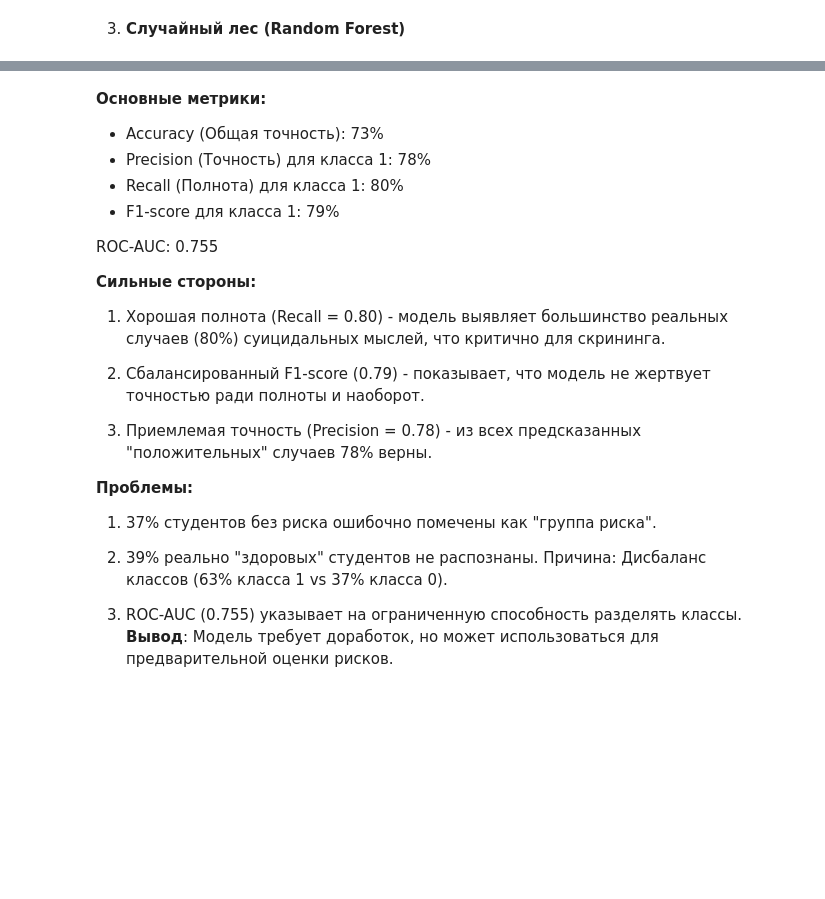
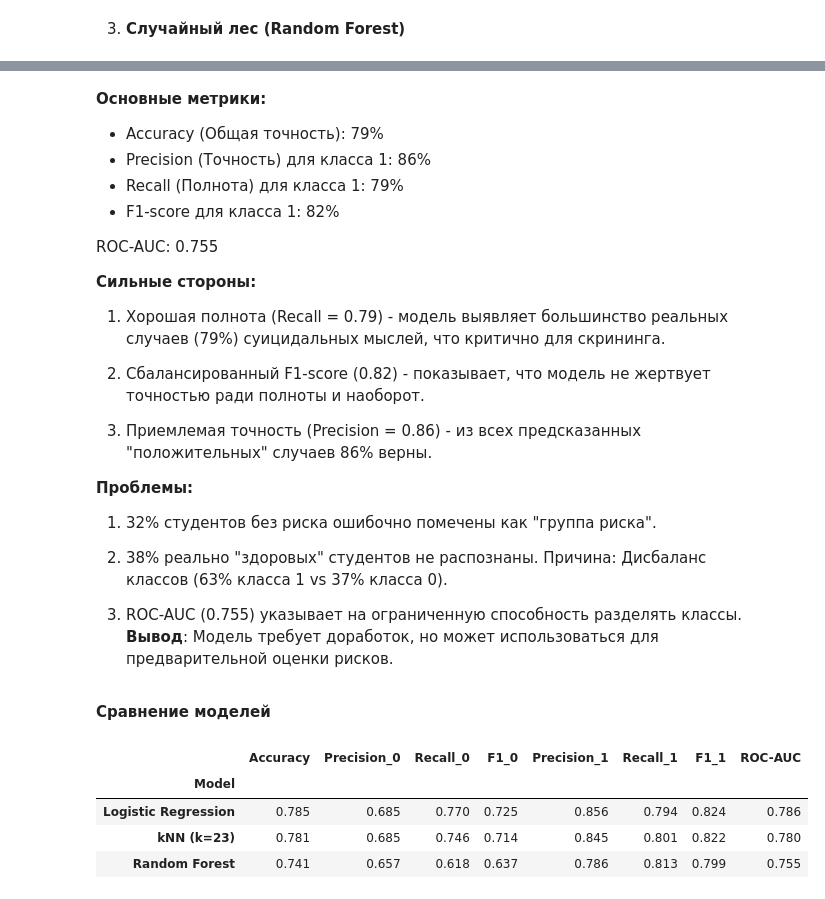
Before and after one commit to kasaiannn/HW, a Jupyter notebook: project.ipynb, the cells around one changed output, grey strips where cells are left out. Drawn from its saved outputs; the diff is of its cells as text; code cells hidden in the pictures; blank space fills up the shorter version.

```diff
--- a/project.ipynb
+++ b/project.ipynb
@@ -677,26 +720,61 @@ ROC-AUC: 0.755
 # %% [markdown]
 **Основные метрики:**
 
-- Accuracy (Общая точность): 73%
-- Precision (Точность) для класса 1: 78%
-- Recall (Полнота) для класса 1: 80%
-- F1-score для класса 1: 79%
+- Accuracy (Общая точность): 79%
+- Precision (Точность) для класса 1: 86%
+- Recall (Полнота) для класса 1: 79%
+- F1-score для класса 1: 82%
 
 ROC-AUC: 0.755
 
 **Сильные стороны:**
 
-1. Хорошая полнота (Recall = 0.80) - модель выявляет большинство реальных случаев (80%) суицидальных мыслей, что критично для скрининга.
+1. Хорошая полнота (Recall = 0.79) - модель выявляет большинство реальных случаев (79%) суицидальных мыслей, что критично для скрининга.
 
-2. Сбалансированный F1-score (0.79) - показывает, что модель не жертвует точностью ради полноты и наоборот.
+2. Сбалансированный F1-score (0.82) - показывает, что модель не жертвует точностью ради полноты и наоборот.
 
-3. Приемлемая точность (Precision = 0.78) - из всех предсказанных "положительных" случаев 78% верны.
+3. Приемлемая точность (Precision = 0.86) - из всех предсказанных "положительных" случаев 86% верны.
 
 **Проблемы:**
 
-1. 37% студентов без риска ошибочно помечены как "группа риска".
+1. 32% студентов без риска ошибочно помечены как "группа риска".
 
-2. 39% реально "здоровых" студентов не распознаны. Причина: Дисбаланс классов (63% класса 1 vs 37% класса 0).
+2. 38% реально "здоровых" студентов не распознаны. Причина: Дисбаланс классов (63% класса 1 vs 37% класса 0).
 
 3. ROC-AUC (0.755) указывает на ограниченную способность разделять классы.
 **Вывод**: Модель требует доработок, но может использоваться для предварительной оценки рисков.
+# %% [markdown]
+**Сравнение моделей**
+# %%
+# Список моделей и их предсказаний
+models = {
+    "Logistic Regression": (y_pred_log, y_proba_log),
+    "kNN (k=23)": (y_pred_knn, y_proba_knn),
+    "Random Forest": (y_pred_rf, y_proba_rf)
+}
+
+# Сравнение метрик
+results = []
+for name, (y_pred, y_proba) in models.items():
+    report = classification_report(y_test, y_pred, output_dict=True)
+    roc_auc = roc_auc_score(y_test, y_proba)
+    results.append({
+        "Model": name,
+        "Accuracy": report["accuracy"],
+        "Precision_0": report["0"]["precision"],
+        "Recall_0": report["0"]["recall"],
+        "F1_0": report["0"]["f1-score"],
+        "Precision_1": report["1"]["precision"],
+        "Recall_1": report["1"]["recall"],
+        "F1_1": report["1"]["f1-score"],
+        "ROC-AUC": roc_auc
+    })
+
+# Результаты в таблице
+pd.DataFrame(results).set_index("Model").round(3)
+# %% [output]
+|  | Accuracy | Precision_0 | Recall_0 | F1_0 | Precision_1 | Recall_1 | F1_1 | ROC-AUC |
+| Model |  |  |  |  |  |  |  |  |
+| Logistic Regression | 0.785 | 0.685 | 0.770 | 0.725 | 0.856 | 0.794 | 0.824 | 0.786 |
+| kNN (k=23) | 0.781 | 0.685 | 0.746 | 0.714 | 0.845 | 0.801 | 0.822 | 0.780 |
+| Random Forest | 0.741 | 0.657 | 0.618 | 0.637 | 0.786 | 0.813 | 0.799 | 0.755 |
```
Also changed, not shown: parts of 9 cells of this notebook.
